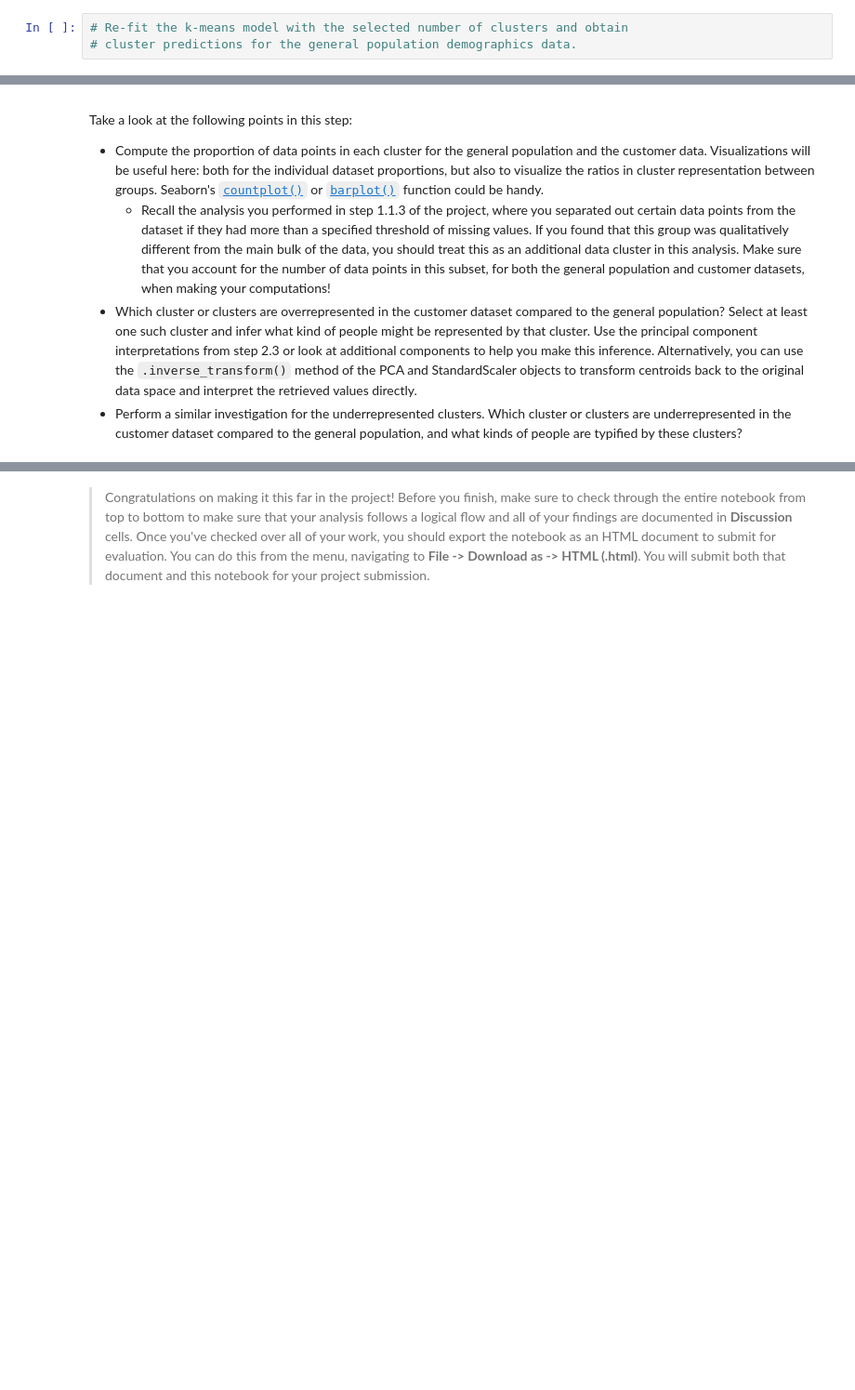
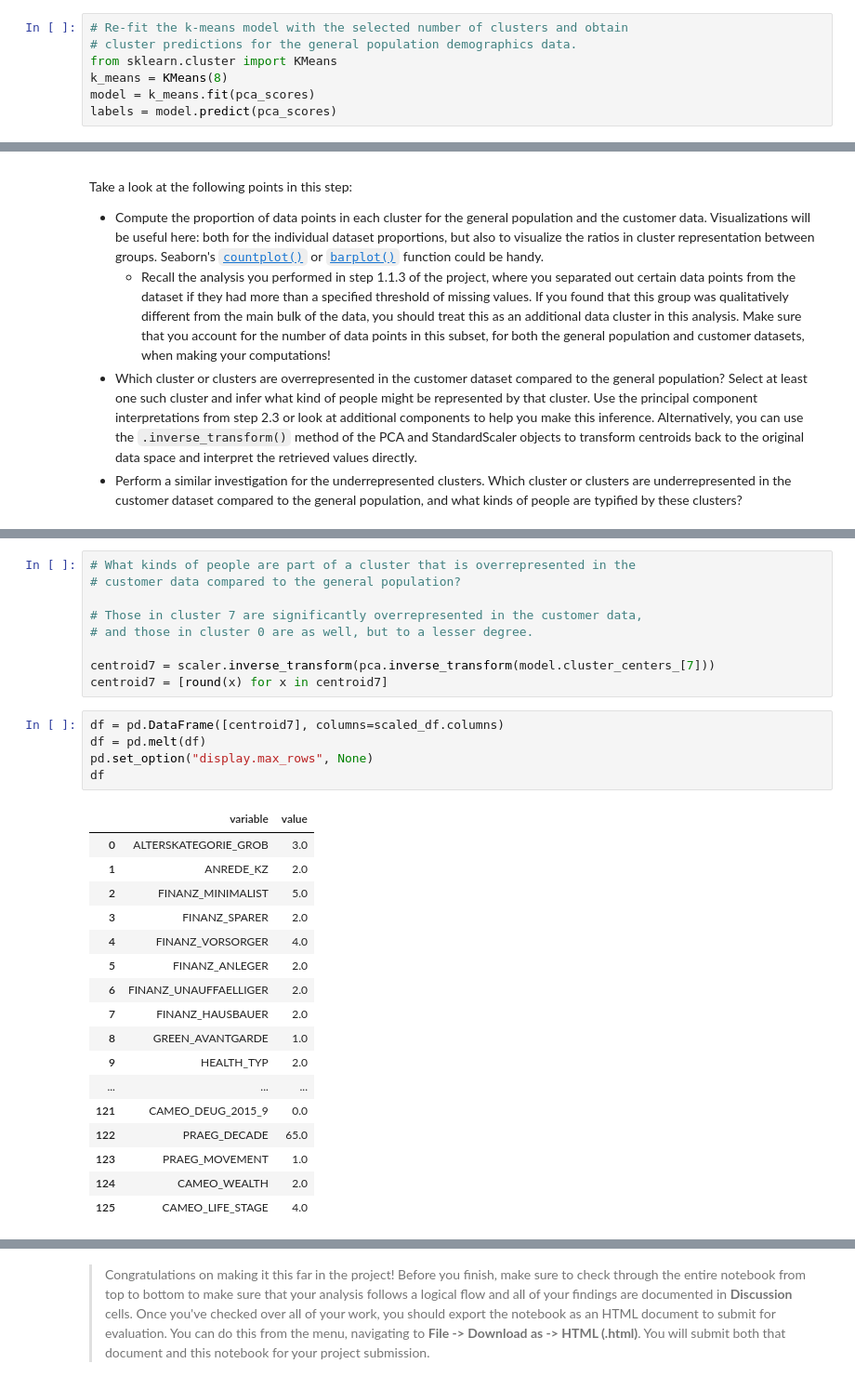
Before and after one commit to jfarrell8/Intro-to-ML-Udacity-NanoDegree-Program, a Jupyter notebook: Identify Customer Segments Project/Identify_Customer_Segments.ipynb, the cells around one changed output, grey strips where cells are left out. Shown: that part at 93% size. Cells and saved outputs as stored; diff of their text form; blank space fills up the shorter version.

```diff
--- a/Identify Customer Segments Project/Identify_Customer_Segments.ipynb
+++ b/Identify Customer Segments Project/Identify_Customer_Segments.ipynb
@@ -1187,3 +1204,7 @@ pca.components_.shape
 # %%
 # Re-fit the k-means model with the selected number of clusters and obtain
 # cluster predictions for the general population demographics data.
+from sklearn.cluster import KMeans
+k_means = KMeans(8)
+model = k_means.fit(pca_scores)
+labels = model.predict(pca_scores)
@@ -1225 +1357,33 @@ Take a look at the following points in this step:
+# %%
+# What kinds of people are part of a cluster that is overrepresented in the
+# customer data compared to the general population?
+
+# Those in cluster 7 are significantly overrepresented in the customer data,
+# and those in cluster 0 are as well, but to a lesser degree.
+
+centroid7 = scaler.inverse_transform(pca.inverse_transform(model.cluster_centers_[7]))
+centroid7 = [round(x) for x in centroid7]
+# %%
+df = pd.DataFrame([centroid7], columns=scaled_df.columns)
+df = pd.melt(df)
+pd.set_option("display.max_rows", None)
+df
+# %% [output]
+|  | variable | value |
+| 0 | ALTERSKATEGORIE_GROB | 3.0 |
+| 1 | ANREDE_KZ | 2.0 |
+| 2 | FINANZ_MINIMALIST | 5.0 |
+| 3 | FINANZ_SPARER | 2.0 |
+| 4 | FINANZ_VORSORGER | 4.0 |
+| 5 | FINANZ_ANLEGER | 2.0 |
+| 6 | FINANZ_UNAUFFAELLIGER | 2.0 |
+| 7 | FINANZ_HAUSBAUER | 2.0 |
+| 8 | GREEN_AVANTGARDE | 1.0 |
+| 9 | HEALTH_TYP | 2.0 |
+| ... | ... | ... |
+| 121 | CAMEO_DEUG_2015_9 | 0.0 |
+| 122 | PRAEG_DECADE | 65.0 |
+| 123 | PRAEG_MOVEMENT | 1.0 |
+| 124 | CAMEO_WEALTH | 2.0 |
+| 125 | CAMEO_LIFE_STAGE | 4.0 |
 # %%
```
Also changed, not shown: parts of 61 cells of this notebook, 1 other file.
